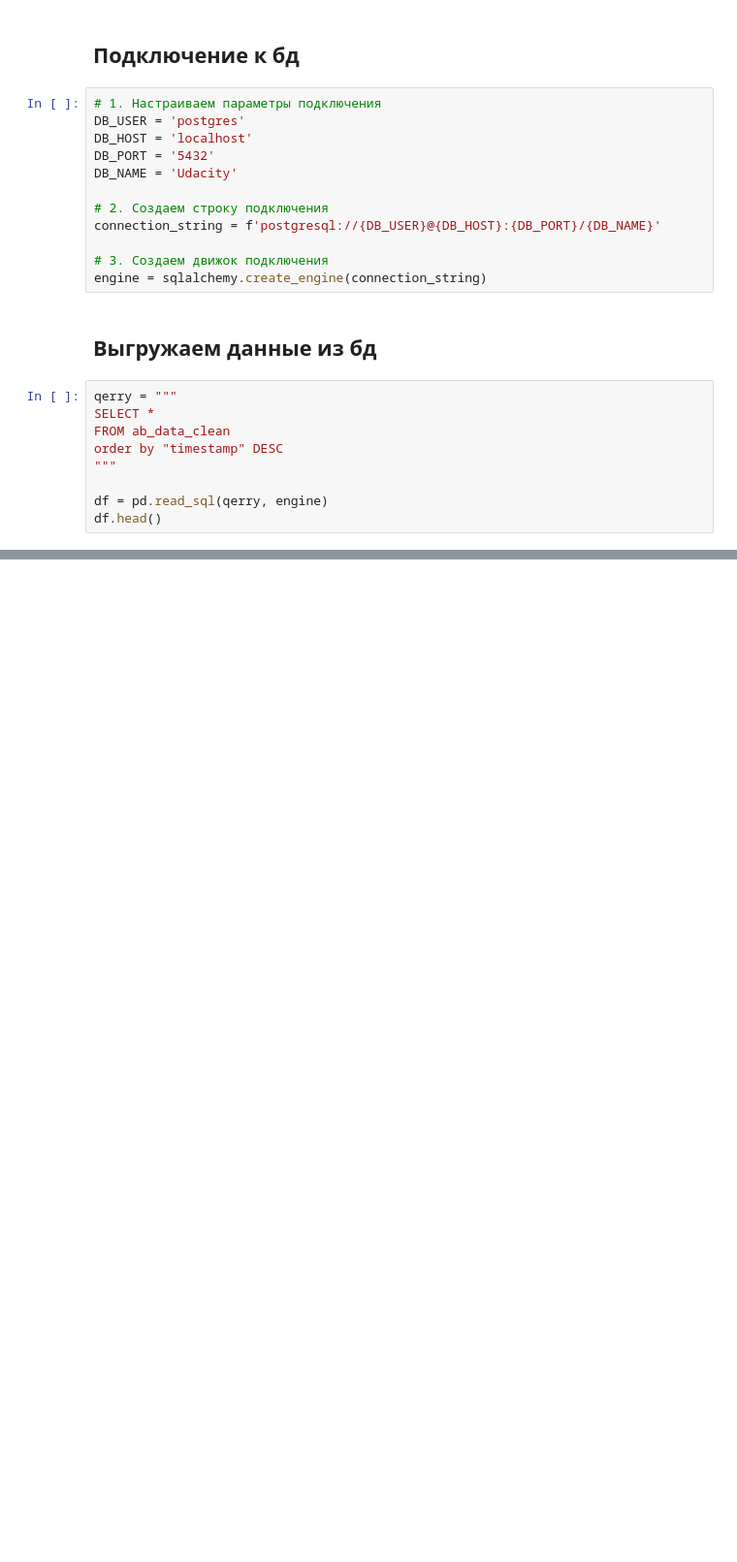
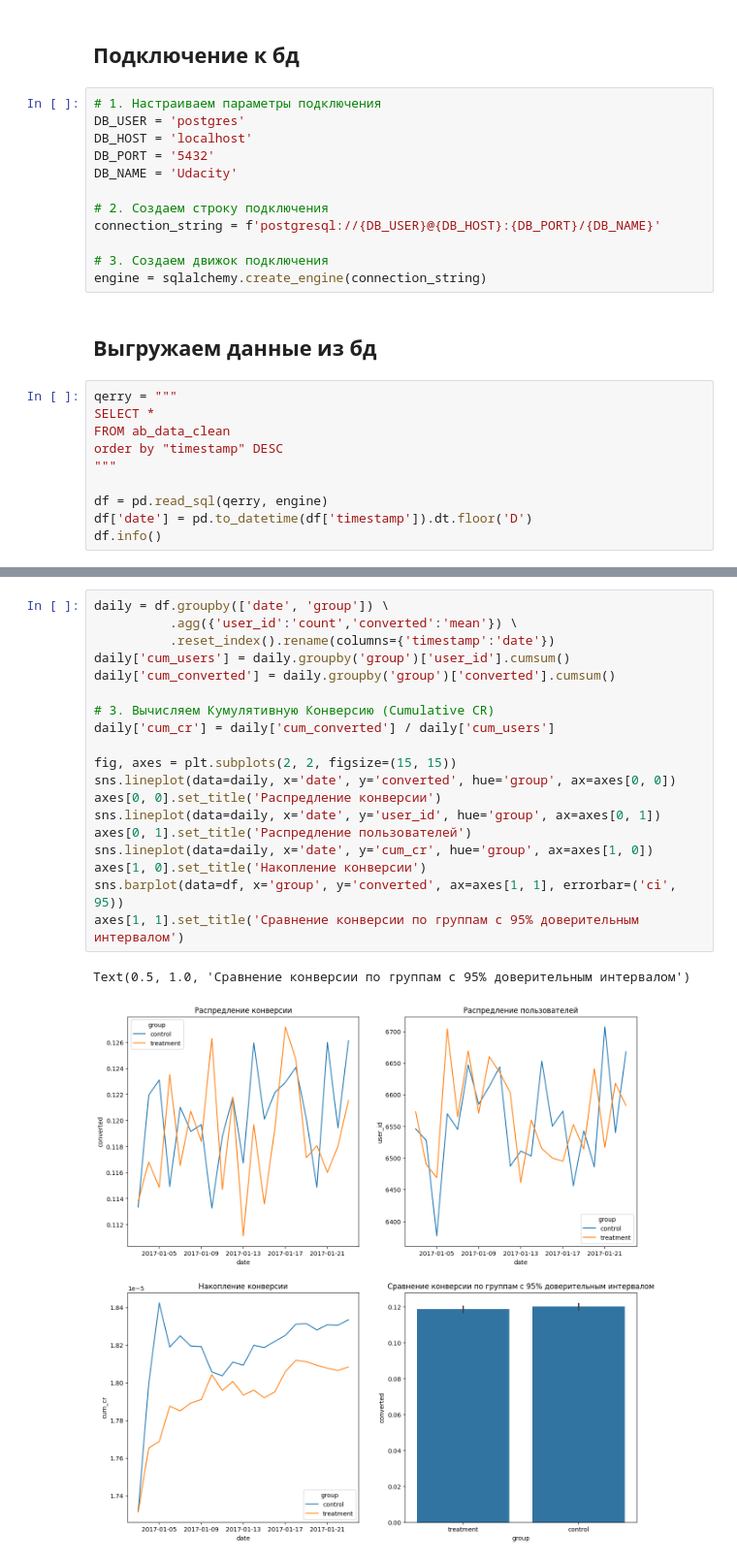
Before and after one commit to Felvr/Udacity, a Jupyter notebook: ab_test_maths.ipynb, the cells around one changed output, grey strips where cells are left out. Shown at 97% size. Cells and saved outputs as stored; diff of their text form; blank space fills up the shorter version.

```diff
--- a/ab_test_maths.ipynb
+++ b/ab_test_maths.ipynb
@@ -28,5 +30,6 @@ order by "timestamp" DESC
 """
 
 df = pd.read_sql(qerry, engine)
-df.head()
+df['date'] = pd.to_datetime(df['timestamp']).dt.floor('D')
+df.info()
 # %% [output]
@@ -38,0 +53,22 @@ df.head()
+# %%
+daily = df.groupby(['date', 'group']) \
+          .agg({'user_id':'count','converted':'mean'}) \
+          .reset_index().rename(columns={'timestamp':'date'})
+daily['cum_users'] = daily.groupby('group')['user_id'].cumsum()
+daily['cum_converted'] = daily.groupby('group')['converted'].cumsum()
+
+# 3. Вычисляем Кумулятивную Конверсию (Cumulative CR)
+daily['cum_cr'] = daily['cum_converted'] / daily['cum_users']
+
+fig, axes = plt.subplots(2, 2, figsize=(15, 15))
+sns.lineplot(data=daily, x='date', y='converted', hue='group', ax=axes[0, 0])
+axes[0, 0].set_title('Распредление конверсии')
+sns.lineplot(data=daily, x='date', y='user_id', hue='group', ax=axes[0, 1])
+axes[0, 1].set_title('Распредление пользователей')
+sns.lineplot(data=daily, x='date', y='cum_cr', hue='group', ax=axes[1, 0])
+axes[1, 0].set_title('Накопление конверсии')
+sns.barplot(data=df, x='group', y='converted', ax=axes[1, 1], errorbar=('ci', 95))
+axes[1, 1].set_title('Сравнение конверсии по группам с 95% доверительным интервалом')
+# %% [output]
+Text(0.5, 1.0, 'Сравнение конверсии по группам с 95% доверительным интервалом')
+[figure, added]
```
Also changed, not shown: parts of 4 cells of this notebook.
